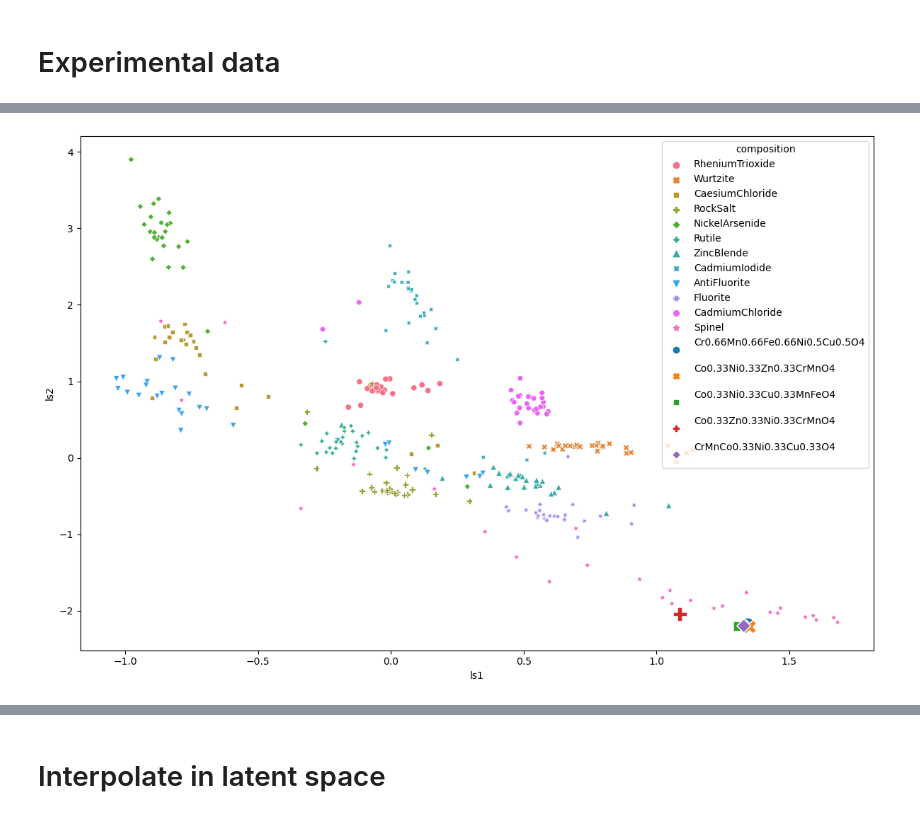
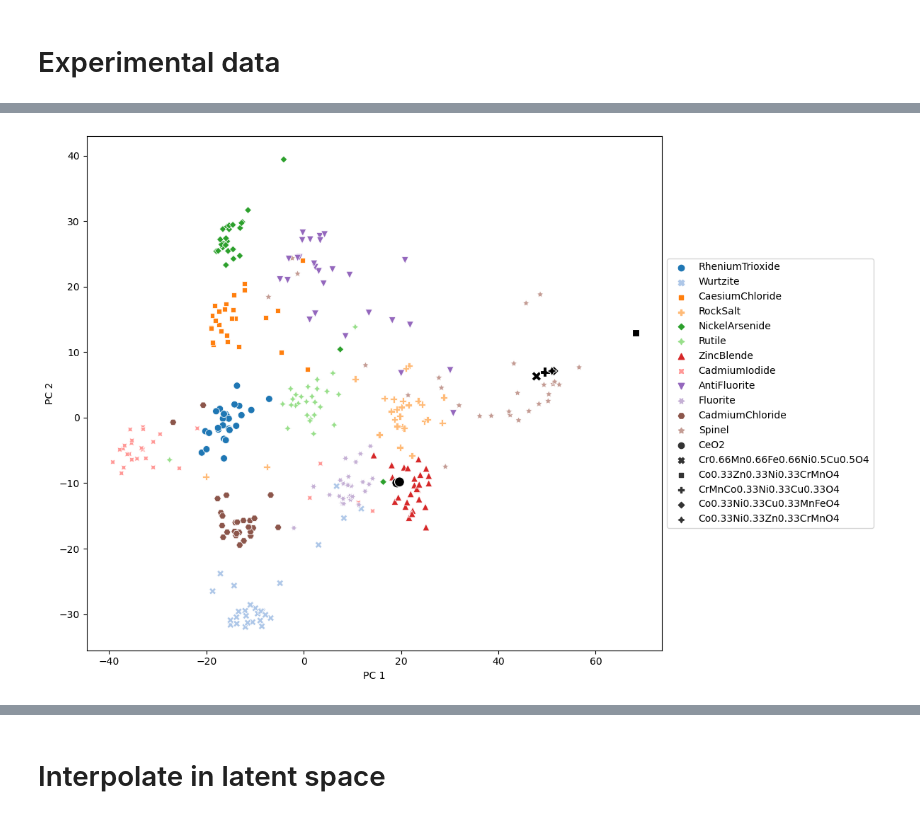
Before and after one commit to UlrikFriisJensen/ToSCA, a Jupyter notebook: plotting_notebook.ipynb, the cells around one changed output, grey strips where cells are left out. Drawn from its saved outputs; the diff is of its cells as text; code cells hidden in the pictures.

Commit message:
Plotting for presentation

```diff
--- a/plotting_notebook.ipynb
+++ b/plotting_notebook.ipynb
@@ -63,7 +63,7 @@ def create_cif(cell_params, cell_positions, cell_atoms, filename, prediction=Tru
     return None
 # %%
 # Setup
-setup_json_path = './models/Combined_data_harsher_normalization/setup_json.json'
+setup_json_path = './models/Combined_data_run_32d/setup_json.json'
 with open(setup_json_path, 'r') as setup_json_file:
     setup_json = json.load(setup_json_file)
 
@@ -172,10 +193,10 @@ plt.show()
 # %% [markdown]
 # Experimental data
 # %%
-data_folder = './data/Experimental/Jens/'
+data_folder = './data/Experimental/'
 
 # Load experimental data
-data_paths = [str(p) for p in pathlib.Path(data_folder).glob('*.gr')]
+data_paths = [str(p) for p in pathlib.Path(data_folder).rglob('*.gr')]
 
 data_filepath = []
 data_composition_string = []
@@ -187,20 +208,19 @@ for data_path in data_paths:
         line_counter = 0
         for line in f:
             if line.startswith('composition'):
-                composition = line.split(' ')[-1]
+                composition = ''.join(line.split(' ')[2:])
             if line.startswith('0'):
                 header_line = line_counter
                 break
             line_counter += 1
+    # Remove line breaks
+    composition = composition.replace('\n', '')
 
     # Save composition string
     composition_string = deepcopy(composition)
 
     # Remove stochiometry from composition
     composition = re.sub(r'[0-9\.]+', '', composition)
-
-    # Remove line breaks
-    composition = composition.replace('\n', '')
 
     # # Split string on capital letters
     composition = re.findall('[A-Z][^A-Z]*', composition)
@@ -302,7 +322,11 @@ for batch in tqdm(exp_loader, desc='Inference', disable=setup_json['disable_tqdm
             print(f'Failed to create CIF file for prediction of {data_composition_string[composition_string_index[batch_index]]}.')
 
 df_exp_results = pd.DataFrame(exp_results)
-df_exp_results[['ls1', 'ls2']] = df_exp_results['prior_mean'].apply(pd.Series)
+if len(df_exp_results['prior_mean'].iloc[0]) == 2:
+    df_exp_results[['ls1', 'ls2']] = df_exp_results['prior_mean'].apply(pd.Series)
+else:
+    # Perform PCA
+    df_exp_results[['pc1', 'pc2']] = pca.transform(np.array(df_exp_results['prior_mean'].values.tolist()))
 df_exp_results.head()
 # %% [output]
 |  | composition | pdf | prior_mean | prior_log_std | z_sample | cell_parameters | cell_positions | ... |
@@ -314,9 +338,22 @@ df_exp_results.head()
 # %%
 # Plot latent space placement of experimental data
-plt.figure(figsize=(12, 8))
-sns.scatterplot(data=df_rec, x='ls1', y='ls2', hue='crystalType', style='crystalType')
-sns.scatterplot(data=df_exp_results, x='ls1', y='ls2', hue='composition', style='composition', s=200)
-plt.tight_layout()
-plt.show()
+if len(df_rec['latent_space_mean'].iloc[0]) == 2:
+    plt.figure(figsize=(12, 8))
+    sns.scatterplot(data=df_rec, x='ls1', y='ls2', hue='crystalType', style='crystalType', s=50, palette='tab20')
+    sns.scatterplot(data=df_exp_results, x='ls1', y='ls2', c='black', style='composition', s=100)
+    plt.legend(loc='center left', bbox_to_anchor=(1, 0.5))
+    plt.xlabel('LS dim 1')
+    plt.ylabel('LS dim 2')
+    plt.tight_layout()
+    plt.show()
+else:
+    plt.figure(figsize=(12, 8))
+    sns.scatterplot(data=df_rec, x='pc1', y='pc2', hue='crystalType', style='crystalType', s=50, palette='tab20')
+    sns.scatterplot(data=df_exp_results, x='pc1', y='pc2', c='black', style='composition', s=100)
+    plt.legend(loc='center left', bbox_to_anchor=(1, 0.5))
+    plt.xlabel('PC 1')
+    plt.ylabel('PC 2')
+    plt.tight_layout()
+    plt.show()
 # %% [output]
-[figure, old version]
+[figure, new version]
```
Also changed, not shown: parts of 11 cells of this notebook.
